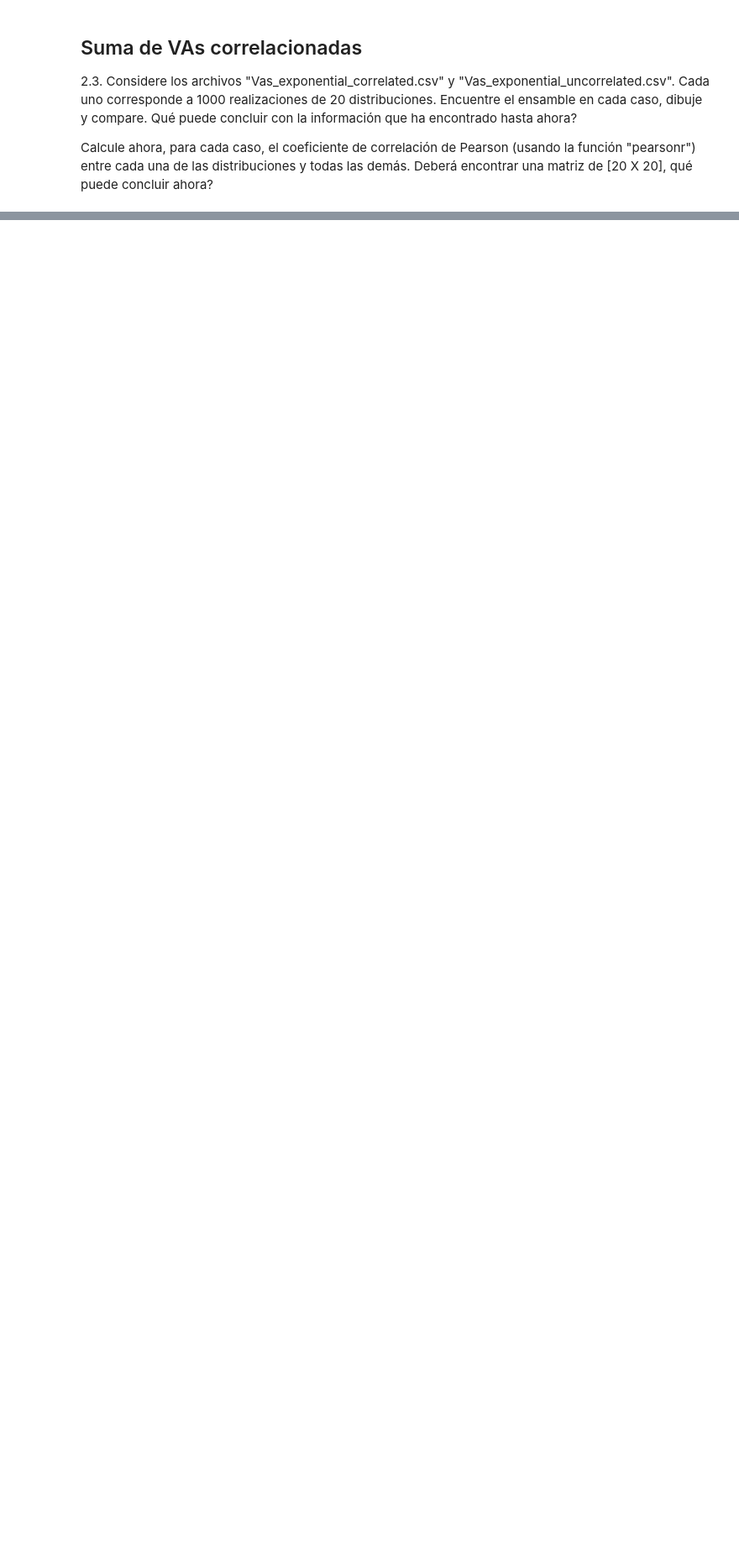
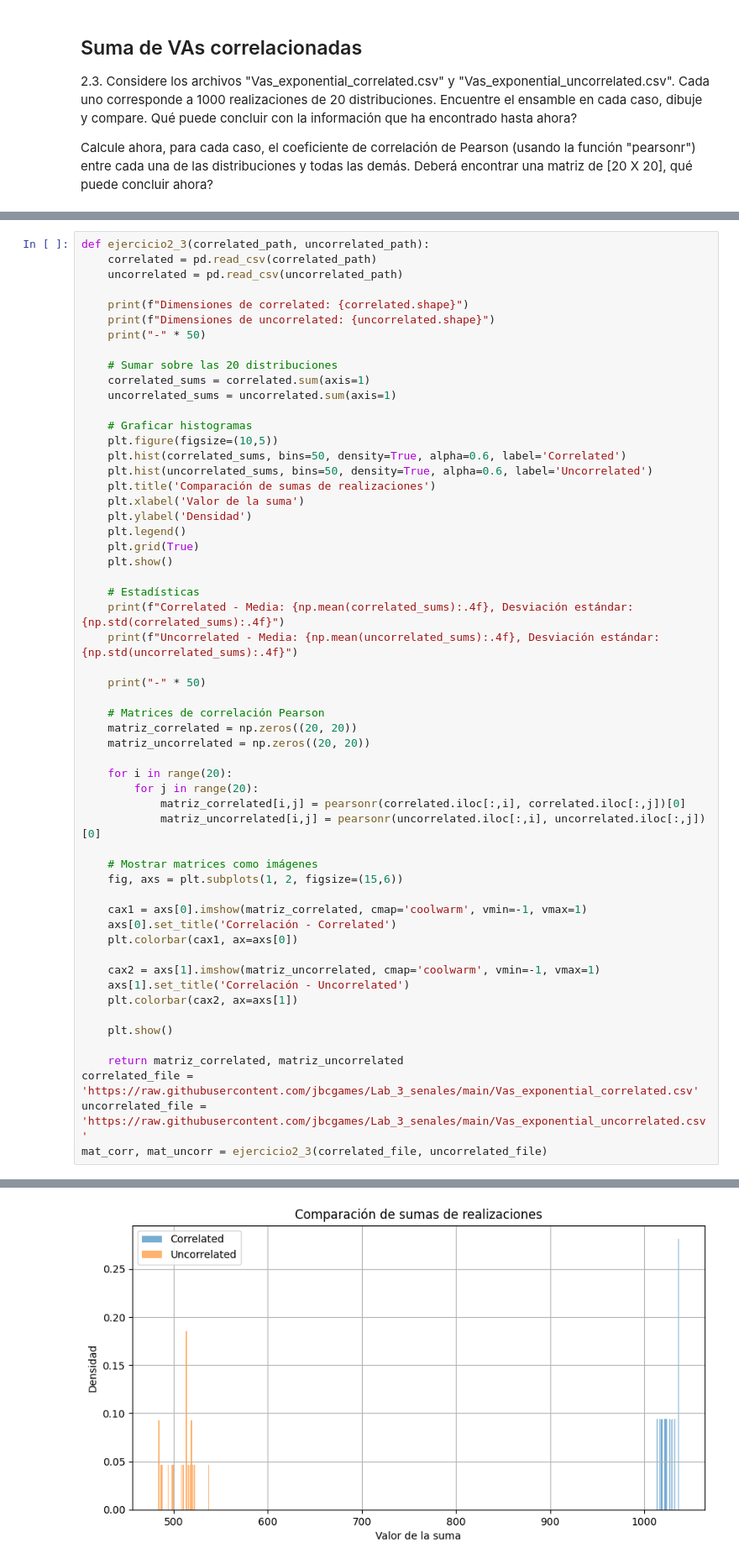
Before and after one commit to jbcgames/Lab_3_senales, a Jupyter notebook: Lab3_VA_PA_Estudiante.ipynb, the cells around one changed output, grey strips where cells are left out. Shown at 84% size. Drawn from its saved outputs; the diff is of its cells as text; blank space fills up the shorter version.

```diff
--- a/Lab3_VA_PA_Estudiante.ipynb
+++ b/Lab3_VA_PA_Estudiante.ipynb
@@ -338,0 +309,57 @@ mat_corr, mat_uncorr = ejercicio2_3(correlated_file, uncorrelated_file)
+# %%
+def ejercicio2_3(correlated_path, uncorrelated_path):
+    correlated = pd.read_csv(correlated_path)
+    uncorrelated = pd.read_csv(uncorrelated_path)
+
+    print(f"Dimensiones de correlated: {correlated.shape}")
+    print(f"Dimensiones de uncorrelated: {uncorrelated.shape}")
+    print("-" * 50)
+
+    # Sumar sobre las 20 distribuciones
+    correlated_sums = correlated.sum(axis=1)
+    uncorrelated_sums = uncorrelated.sum(axis=1)
+
+    # Graficar histogramas
+    plt.figure(figsize=(10,5))
+    plt.hist(correlated_sums, bins=50, density=True, alpha=0.6, label='Correlated')
+    plt.hist(uncorrelated_sums, bins=50, density=True, alpha=0.6, label='Uncorrelated')
+    plt.title('Comparación de sumas de realizaciones')
+    plt.xlabel('Valor de la suma')
+    plt.ylabel('Densidad')
+    plt.legend()
+    plt.grid(True)
+    plt.show()
+
+    # Estadísticas
+    print(f"Correlated - Media: {np.mean(correlated_sums):.4f}, Desviación estándar: {np.std(correlated_sums):.4f}")
+    print(f"Uncorrelated - Media: {np.mean(uncorrelated_sums):.4f}, Desviación estándar: {np.std(uncorrelated_sums):.4f}")
+
+    print("-" * 50)
+
+    # Matrices de correlación Pearson
+    matriz_correlated = np.zeros((20, 20))
+    matriz_uncorrelated = np.zeros((20, 20))
+
+    for i in range(20):
+        for j in range(20):
+            matriz_correlated[i,j] = pearsonr(correlated.iloc[:,i], correlated.iloc[:,j])[0]
+            matriz_uncorrelated[i,j] = pearsonr(uncorrelated.iloc[:,i], uncorrelated.iloc[:,j])[0]
+
+    # Mostrar matrices como imágenes
+    fig, axs = plt.subplots(1, 2, figsize=(15,6))
+
+    cax1 = axs[0].imshow(matriz_correlated, cmap='coolwarm', vmin=-1, vmax=1)
+    axs[0].set_title('Correlación - Correlated')
+    plt.colorbar(cax1, ax=axs[0])
+
+    cax2 = axs[1].imshow(matriz_uncorrelated, cmap='coolwarm', vmin=-1, vmax=1)
+    axs[1].set_title('Correlación - Uncorrelated')
+    plt.colorbar(cax2, ax=axs[1])
+
+    plt.show()
+
+    return matriz_correlated, matriz_uncorrelated
+correlated_file = 'https://raw.githubusercontent.com/jbcgames/Lab_3_senales/main/Vas_exponential_correlated.csv'
+uncorrelated_file = 'https://raw.githubusercontent.com/jbcgames/Lab_3_senales/main/Vas_exponential_uncorrelated.csv'
+mat_corr, mat_uncorr = ejercicio2_3(correlated_file, uncorrelated_file)
+# %% [output]
@@ -338,0 +369 @@ mat_corr, mat_uncorr = ejercicio2_3(correlated_file, uncorrelated_file)
+[figure, added]
```
Also changed, not shown: parts of 9 cells of this notebook.
